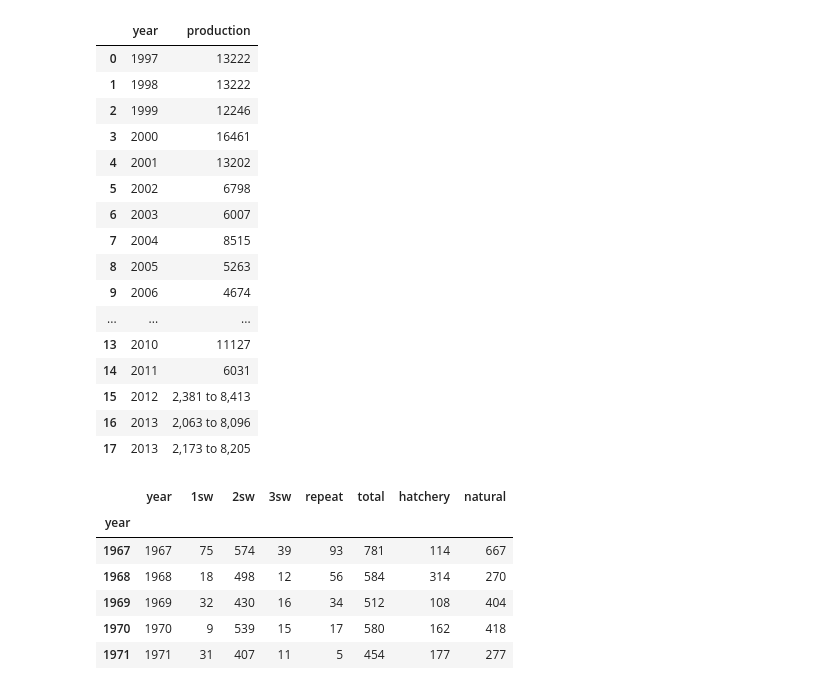
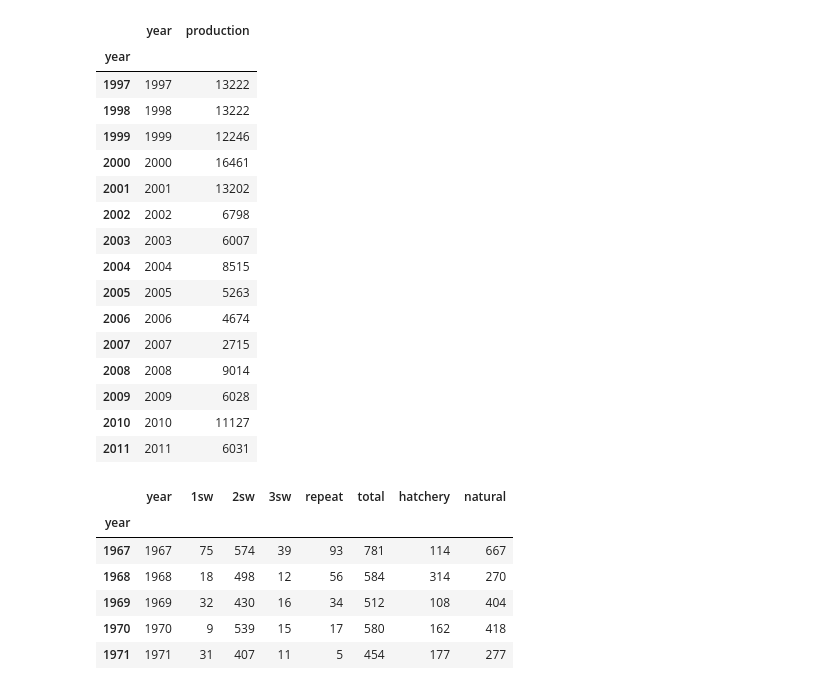
Before and after one commit to 867006905/ModSimPy, a Jupyter notebook: code/Project One/Project One.ipynb, the cells around one changed output. Cells and saved outputs as stored; diff of their text form; code cells hidden in the pictures.

```diff
--- a/code/Project One/Project One.ipynb
+++ b/code/Project One/Project One.ipynb
@@ -8,27 +8,27 @@ product_tables = read_html('USASAC2015-Report#27-2014-Activities 10.html')
 # %%
 aqua_prdt = product_tables[0]
 aqua_prdt.columns = ['year','production']
 #aqua_prdt.production[15] = 2381
-aqua_prdt.drop(aqua_prdt.index[[15,17]])
+aqua_prdt.index = aqua_prdt.year
 aqua_prdt
 # %% [output]
 |  | year | production |
-| 0 | 1997 | 13222 |
-| 1 | 1998 | 13222 |
-| 2 | 1999 | 12246 |
-| 3 | 2000 | 16461 |
-| 4 | 2001 | 13202 |
-| 5 | 2002 | 6798 |
-| 6 | 2003 | 6007 |
-| 7 | 2004 | 8515 |
-| 8 | 2005 | 5263 |
-| 9 | 2006 | 4674 |
-| ... | ... | ... |
-| 13 | 2010 | 11127 |
-| 14 | 2011 | 6031 |
-| 15 | 2012 | 2,381 to 8,413 |
-| 16 | 2013 | 2,063 to 8,096 |
-| 17 | 2013 | 2,173 to 8,205 |
+| year |  |  |
+| 1997 | 1997 | 13222 |
+| 1998 | 1998 | 13222 |
+| 1999 | 1999 | 12246 |
+| 2000 | 2000 | 16461 |
+| 2001 | 2001 | 13202 |
+| 2002 | 2002 | 6798 |
+| 2003 | 2003 | 6007 |
+| 2004 | 2004 | 8515 |
+| 2005 | 2005 | 5263 |
+| 2006 | 2006 | 4674 |
+| 2007 | 2007 | 2715 |
+| 2008 | 2008 | 9014 |
+| 2009 | 2009 | 6028 |
+| 2010 | 2010 | 11127 |
+| 2011 | 2011 | 6031 |
 # %%
 salmon_pop = table1[0]
 salmon_pop.columns = ['year','1sw', '2sw','3sw', 'repeat', 'total','hatchery', 'natural']
```
Also changed, not shown: parts of 2 cells of this notebook, 2 other files.
